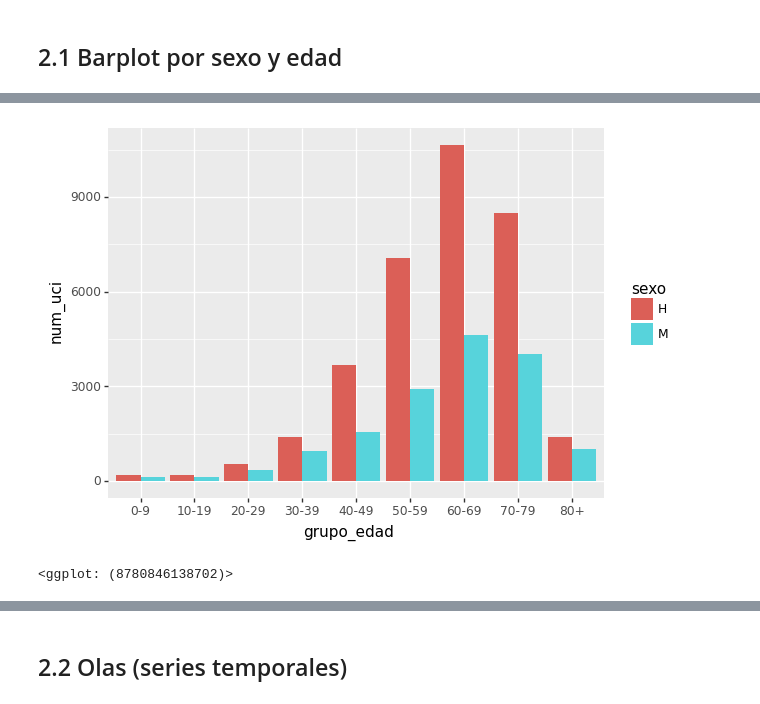
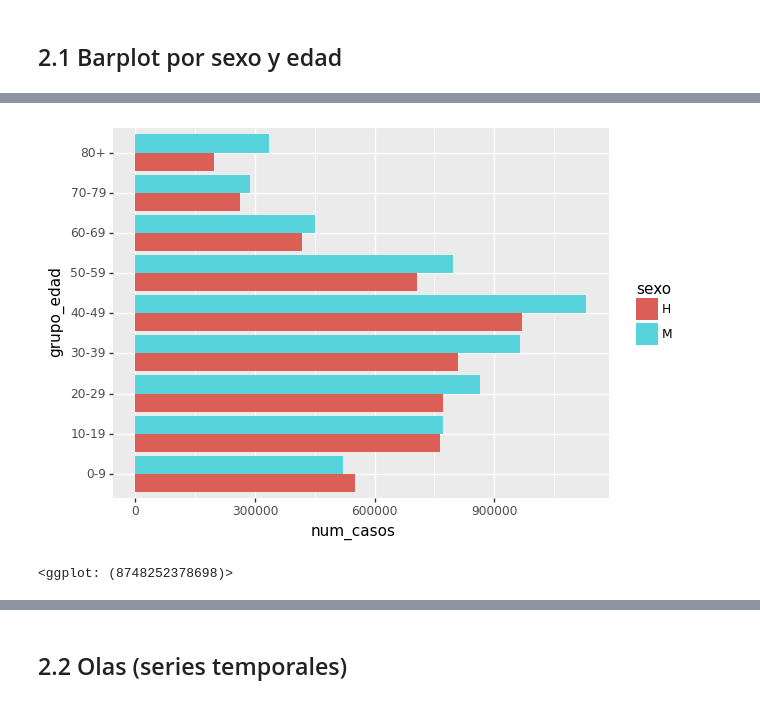
Before and after one commit to pedroconcejero/ucm_master_2024_PYTHON, a Jupyter notebook: 04_ggplot_ejemplo_COVID.ipynb, the cells around one changed output, grey strips where cells are left out. Cells and saved outputs as stored; diff of their text form; code cells hidden in the pictures.

```diff
--- a/04_ggplot_ejemplo_COVID.ipynb
+++ b/04_ggplot_ejemplo_COVID.ipynb
@@ -75,0 +131,17 @@ covid2.head()
+# %%
+grafico = (
+    ggplot(covid2)  # What data to use
+    + aes('grupo_edad',
+          'num_casos',
+          fill = 'sexo')  # What variable to use
+    + geom_bar(stat = "identity",
+              position = 'dodge') # Geometric object to use for drawing
+
+)
+# %%
+grafico2 = grafico + ( coord_flip())
+# %%
+grafico2
+# %% [output]
+[figure, added]
+<ggplot: (8748252378698)>
@@ -80,12 +163,10 @@ covid2.head()
           'num_uci',
           fill = 'sexo')  # What variable to use
     + geom_bar(position = "dodge",
-               stat = "identity") # Geometric object to use for drawing
+               stat = "identity")
+    + coord_flip()# Geometric object to use for drawing
 
 )
-# %% [output]
-[figure, removed]
-<ggplot: (8780846138702)>
 # %%
 (
     ggplot(covid2)  # What data to use
```
Also changed, not shown: parts of 23 cells of this notebook.
